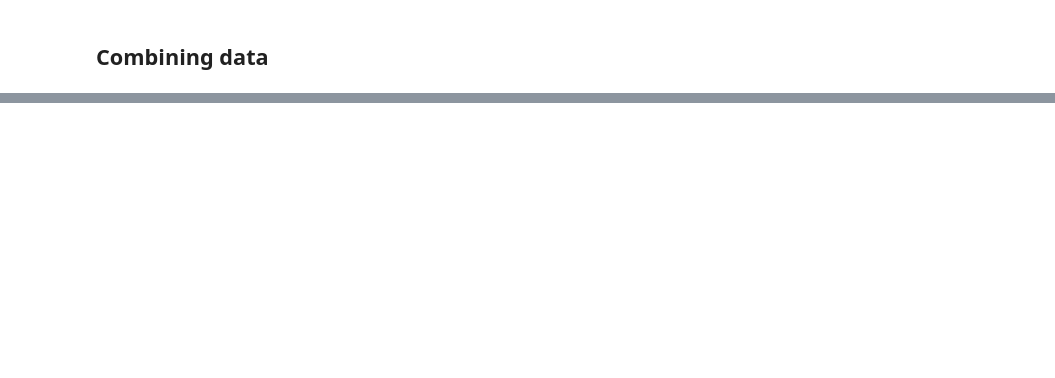
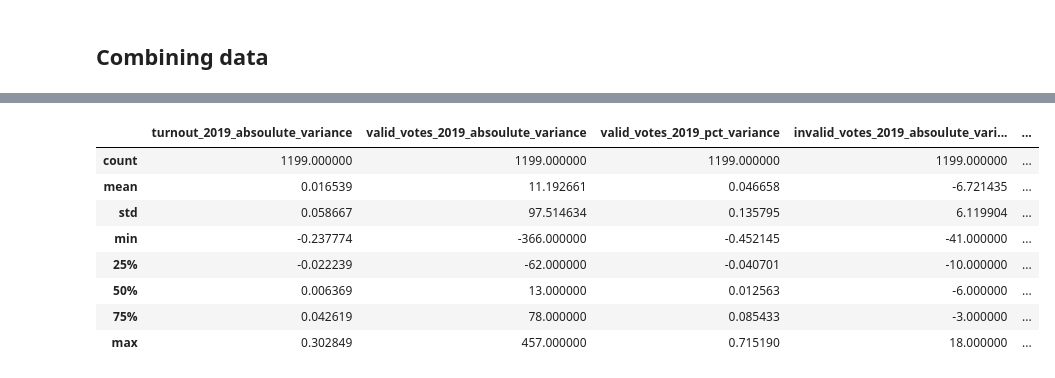
Before and after one commit to Jan-Majewski/Election_data, a Jupyter notebook: Election_outlier_analysis.ipynb, the cells around one changed output, grey strips where cells are left out. Drawn from its saved outputs; the diff is of its cells as text; code cells hidden in the pictures; blank space fills up the shorter version.

```diff
--- a/Election_outlier_analysis.ipynb
+++ b/Election_outlier_analysis.ipynb
@@ -341,0 +595,12 @@ df2020.shape
+# %%
+df_outlier[sanity_check_columns].describe()
+# %% [output]
+|  | turnout_2019_absoulute_variance | valid_votes_2019_absoulute_variance | valid_votes_2019_pct_variance | invalid_votes_2019_absoulute_vari... | ... |
+| count | 1199.000000 | 1199.000000 | 1199.000000 | 1199.000000 | ... |
+| mean | 0.016539 | 11.192661 | 0.046658 | -6.721435 | ... |
+| std | 0.058667 | 97.514634 | 0.135795 | 6.119904 | ... |
+| min | -0.237774 | -366.000000 | -0.452145 | -41.000000 | ... |
+| 25% | -0.022239 | -62.000000 | -0.040701 | -10.000000 | ... |
+| 50% | 0.006369 | 13.000000 | 0.012563 | -6.000000 | ... |
+| 75% | 0.042619 | 78.000000 | 0.085433 | -3.000000 | ... |
+| max | 0.302849 | 457.000000 | 0.715190 | 18.000000 | ... |
```
Also changed, not shown: parts of 60 cells of this notebook.
